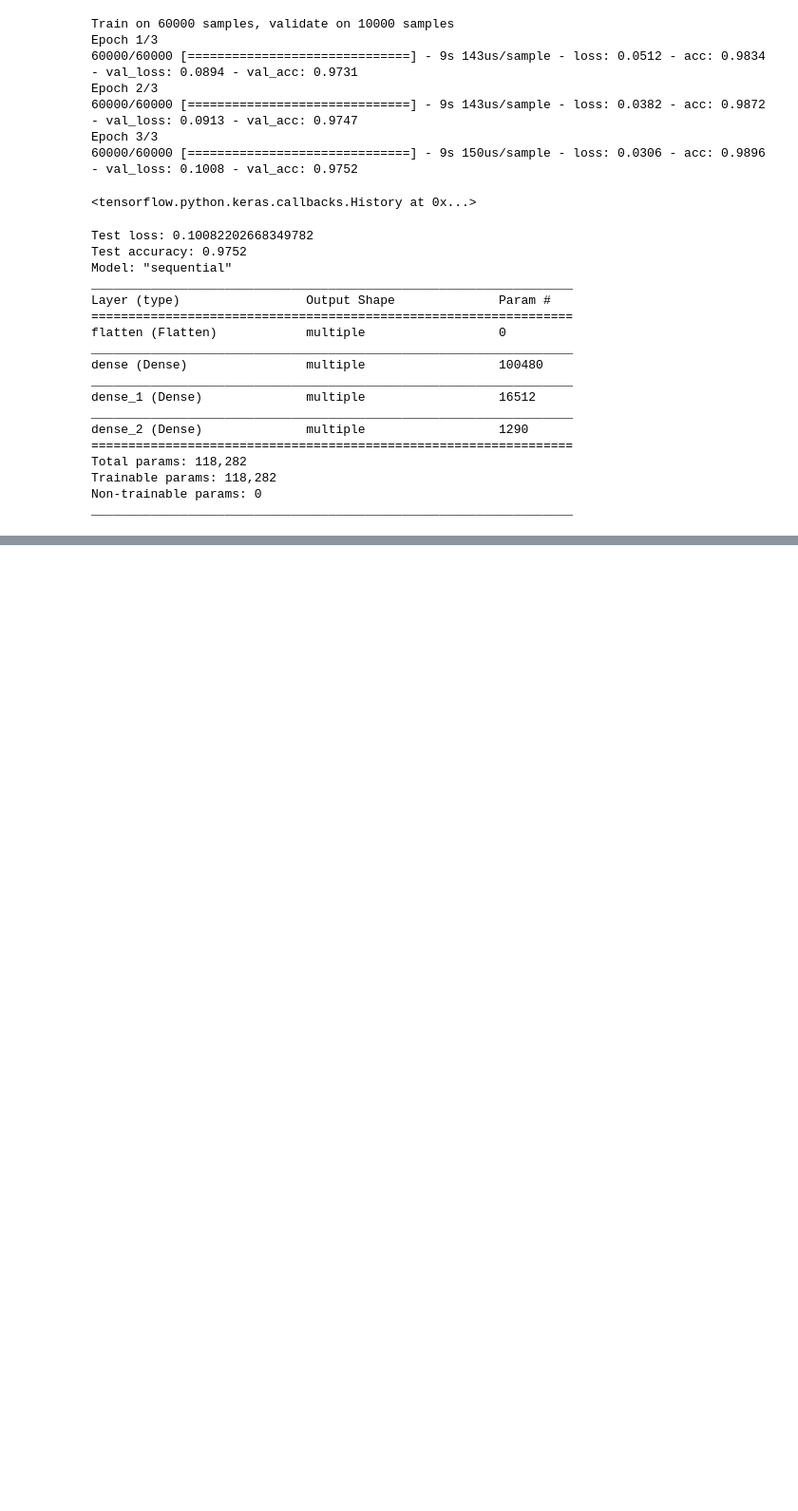
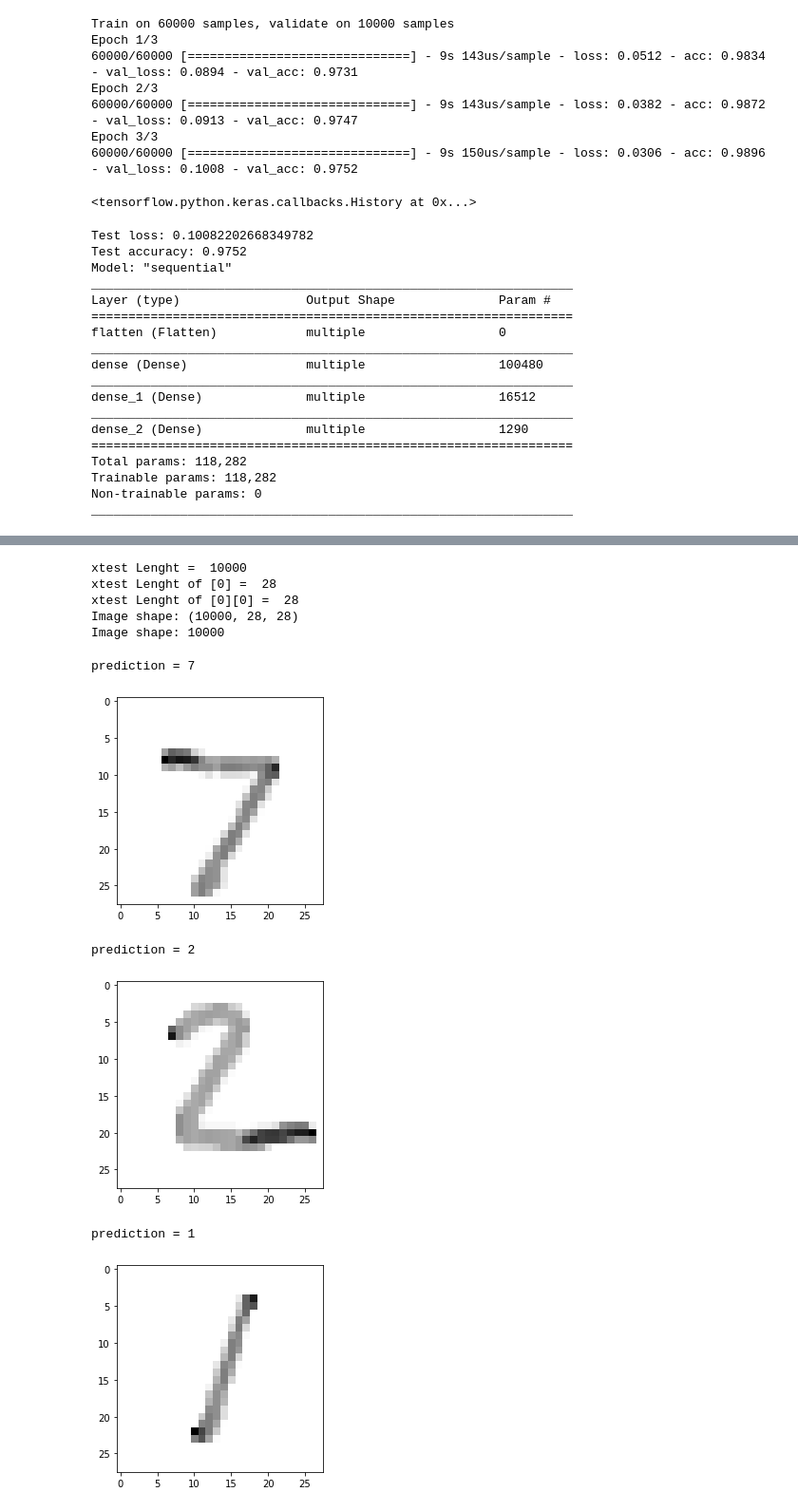
Before and after one commit to ArekMamala/EmergingTechnologies, a Jupyter notebook: AssignmentNotebook-ArkadiuszMamala.ipynb, the cells around one changed output, grey strips where cells are left out. Shown at 95% size. Cells and saved outputs as stored; diff of their text form; code cells hidden in the pictures; blank space fills up the shorter version.

```diff
--- a/AssignmentNotebook-ArkadiuszMamala.ipynb
+++ b/AssignmentNotebook-ArkadiuszMamala.ipynb
@@ -118,0 +142,33 @@ _________________________________________________________________
+# %%
+#checking the length of x_test
+print(f"xtest Lenght =  { len(x_test) }")
+#checking the length of x_test [0]
+print(f"xtest Lenght of [0] =  { len(x_test[0]) }")
+#checking the length of x_test [0][0]
+print(f"xtest Lenght of [0][0] =  { len(x_test[0][0]) }")
+# the test image shape
+print(f'Image shape: {x_test.shape}')
+# the test image shape value
+print(f'Image shape: {x_test.shape[0]}')
+# %% [output]
+xtest Lenght =  10000
+xtest Lenght of [0] =  28
+xtest Lenght of [0][0] =  28
+Image shape: (10000, 28, 28)
+Image shape: 10000
+# %%
+# Testing the model 3 values
+i=0
+for i in range(3):
+    print(f"prediction = { np.argmax(predictions[i]) }")
+# Printing the image after
+    plt.imshow(x_test[i], cmap=plt.cm.binary)
+    plt.show()
+    i=i+1
+# %% [output]
+prediction = 7
+[figure, added]
+prediction = 2
+[figure, added]
+prediction = 1
+[figure, added]
```
Also changed, not shown: parts of 2 cells of this notebook, 1 other file.
